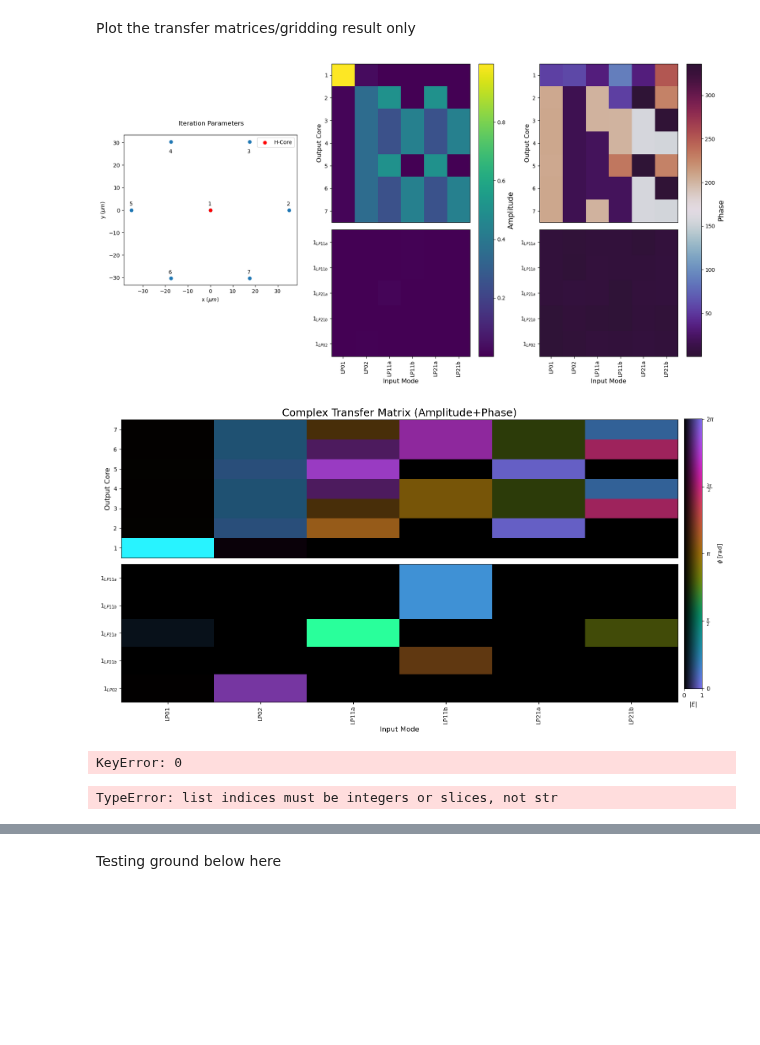
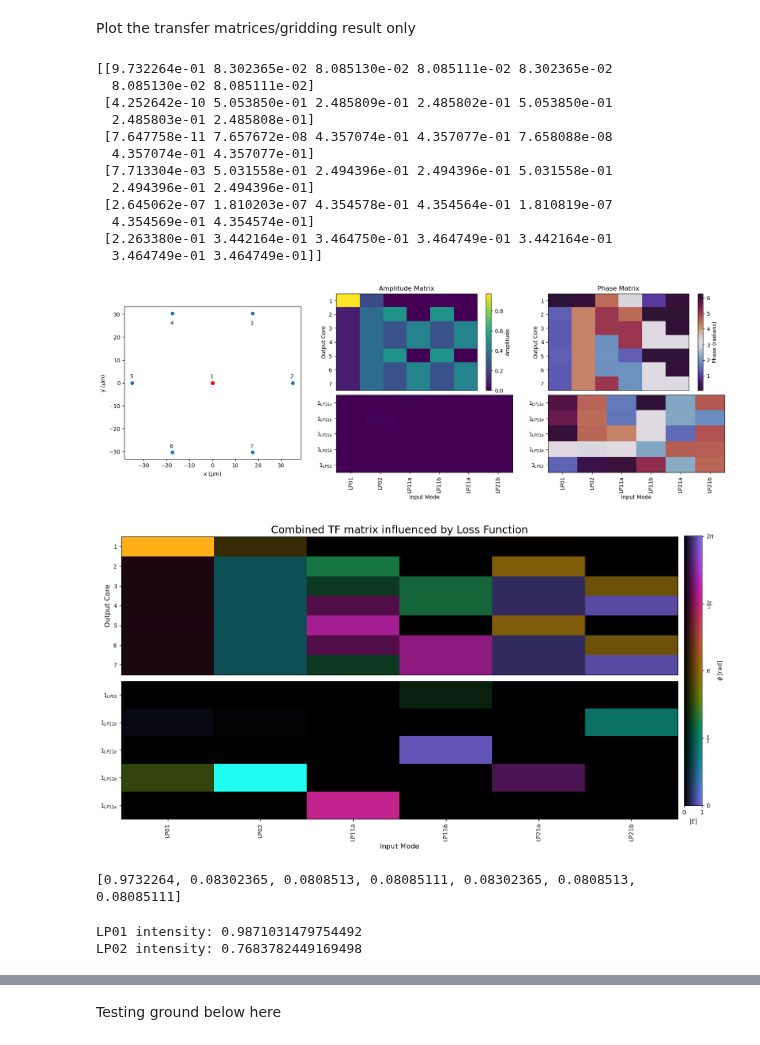
Before and after one commit to SAIL-Labs/RSoft-Automaton, a Jupyter notebook: Data_Manip.ipynb, the cells around one changed output, grey strips where cells are left out. Drawn from its saved outputs; the diff is of its cells as text; code cells hidden in the pictures; blank space fills up the shorter version.

```diff
--- a/Data_Manip.ipynb
+++ b/Data_Manip.ipynb
@@ -146,7 +146,7 @@ simulation_val = {
     "launch_normalization": 1,
     "core_to_monitor": 1, #note this is after reordering!
     "metric": 'TF', #'TF',
-    "num_paras": 100, # number of samples to choose
+    "num_paras": 200, # number of samples to choose
     "skip_core": None, #[5],
     "add_cladding_to_cores": None,#[0,1,2,3,4,5,6],[0,1,2,3,4,5,6,7],
     "fixed_fem_file": False,
@@ -163,7 +163,7 @@ simulation_val = {
 # in template.py
 custom_priors = {
             "core_diam": (1, 20),
-            "core_neff": (fixed_params["cladding_neff"], 1.53), # (0.00, 0.09)
+            "core_neff": (fixed_params["cladding_neff"], 1.45), # (0.00, 0.09)
             # "taper": (taper_min, taper_max),
             "Taper_L": (1000, 50000),
             }
@@ -176,7 +176,7 @@ priors_for_json = {k: list(v) for k, v in custom_priors.items()}
 with open("template_prior_space.json", "w") as f:
     json.dump(priors_for_json, f, indent=2)
 
-simulate_tf_metric = True
+simulate_tf_metric = False
 gridding = False
 
 tf_list = main_optimizer("template_prior_space.json", simulation_val, custom_priors,
@@ -536,6 +519,7 @@ def plot_combined_tf_matrix(simulation_val, amp, phase, ex_amp, ex_phase, core_n
     plt.savefig(save_dir, bbox_inches="tight", dpi = 300)
     plt.show()
 # %%
+plt.style.use('default')
 core_number = simulation_val["core_num"]
 mode_reorder = [0, 5, 1, 2, 3, 4]
 
@@ -591,10 +575,15 @@ else:
             tf_vals.append(tf_list[0][i][1])
 
         tf_vals = np.array(tf_vals)
+
         amp, phase, ex_amp, ex_phase, tf_result = extract_portmon_amp_phase(tf_vals, core_number)
+        if not simulation_val["plot_centre_core"]:
+            amp = amp[:6]
+            phase = phase[:6]
+        print(amp)
     else:
         best_arg = np.argmin(y_vals)
-        amp, phase, ex_amp, ex_phase = tf_list[best_arg]["Core Amplitudes"], np.rad2deg(tf_list[best_arg]["Core Phases"]), tf_list[best_arg]["Extra Core Amplitudes"], tf_list[best_arg]["Extra Core Phases"]
+        amp, phase, ex_amp, ex_phase = tf_list[best_arg]["Core Amplitudes"], tf_list[best_arg]["Core Phases"], tf_list[best_arg]["Extra Core Amplitudes"], tf_list[best_arg]["Extra Core Phases"]
     max_value = print_max_amp_or_phase_value(amp)
 
     reorder = True
@@ -605,8 +594,8 @@ else:
     ex_phase = [ex_phase[k] for k in mode_reorder]
     tf_to_plot_ex = [ex_amp, ex_phase]
 
-    tf_figure = plt.figure(figsize = (20,10))
-    tf_figure.suptitle(f"Iteration Parameters", y=0.73,x=0.24)
+    tf_figure = plt.figure(figsize = (20,6))
+    # tf_figure.suptitle(f"Iteration Parameters", y=0.73,x=0.24)
     gs = gridspec.GridSpec(1,3, width_ratios=[1,1,1])
 
     # ensure each plot is the same height
@@ -634,6 +623,7 @@ else:
         hcoord, vcoord = old_generate_hex_grid(row_num, fixed_params["core_sep"], include_centre = simulation_val["plot_centre_core"])
 
         if simulation_val["plot_centre_core"]:
+
             if 19 < simulation_val["core_num"] <= 37:
                 reorder_index = [18, 19, 25, 24, 17, 11, 12,
                                 20, 26, 31, 30, 29, 23, 16, 10, 5, 6, 7, 13,
@@ -652,44 +642,61 @@ else:
                 reorder_index = [9, 10, 14, 13, 8, 4, 5,
                         11, 15, 17, 16, 12, 7, 3, 0, 1, 2, 6]
             elif simulation_val["core_num"] <= 7:
-                reorder_index = [3,4,6,5,2,0,1]
+                reorder_index = [3,5,4,2,0,1]
 
         xcoord_og, ycoord_og, xcoord_relist, ycoord_relist = plot_excess(excess, hcoord, vcoord, reorder_index)
         for i, (xval, yval) in enumerate(zip(xcoord_relist, ycoord_relist)):
             if yval > 0:
                 ax0.annotate(f"{i+1}", (xval -1, yval - 5))
             else:
                 ax0.annotate(f"{i+1}", (xval -1, yval + 2))
         ax0.scatter(xcoord_relist, ycoord_relist)
         ax0.scatter(xcoord_relist[simulation_val["core_to_monitor"]-1],
                     ycoord_relist[simulation_val["core_to_monitor"]-1],
-                    color="r", label = "H-Core")
+                    color="r", label = "Special Core")
         ax0.set_xlabel(r"x ($\mu m$)")
         ax0.set_ylabel(r"y ($\mu m$)")
         ax0.set_aspect('equal')
-        ax0.legend(loc="upper right")
+        # ax0.legend(loc="upper right")
 
     # plot the individual amplitude and phase matrix
     axes = [ax1, ax2]
     for i, (lab, tf_type, ex_type) in enumerate(zip(tf_labels, tf_to_plot, tf_to_plot_ex)):
         plot_phase = False
 
         if lab == "Phase":
             plot_phase = True
-        plot_tf_matrix(tf_type, simulation_val, ex_type, matrix_type=f"{lab}", ax=axes[i], cbar=True, reorder = reorder, phase = plot_phase)
+        plot_tf_matrix(tf_type, simulation_val, ex_type, matrix_type=f"{lab}", extra = True, ax=axes[i], cbar=True, reorder = reorder, phase = plot_phase)
         ax2.set_ylabel(None)
 
     # tf_figure.savefig("Grif+Amplitude+Phase TF Matrix.png", dpi=300)
     # plot the combined amplitude and phase matrix
     plot_combined_tf_matrix(simulation_val, amp, phase, ex_amp, ex_phase, core_number, amp_max = max_value,
                             dir = r"C:\Users\justinvella\Desktop\Github Code\RSoft-Automaton",
-                            name = f"TF_Combined_{simulation_val['core_num']}c{simulation_val['grid_type']}PL.png")
+                            name = "Combined TF matrix influenced by Loss Function.png",
+                            title= "Combined TF matrix influenced by Loss Function") #f"TF_Combined_{simulation_val['core_num']}c{simulation_val['grid_type']}PL
 # %% [output]
+[[9.732264e-01 8.302365e-02 8.085130e-02 8.085111e-02 8.302365e-02
+  8.085130e-02 8.085111e-02]
+ [4.252642e-10 5.053850e-01 2.485809e-01 2.485802e-01 5.053850e-01
+  2.485803e-01 2.485808e-01]
+ [7.647758e-11 7.657672e-08 4.357074e-01 4.357077e-01 7.658088e-08
+  4.357074e-01 4.357077e-01]
+ [7.713304e-03 5.031558e-01 2.494396e-01 2.494396e-01 5.031558e-01
+  2.494396e-01 2.494396e-01]
+ [2.645062e-07 1.810203e-07 4.354578e-01 4.354564e-01 1.810819e-07
+  4.354569e-01 4.354574e-01]
+ [2.263380e-01 3.442164e-01 3.464750e-01 3.464749e-01 3.442164e-01
+  3.464749e-01 3.464749e-01]]
-[figure, old version]
+[figure, new version]
-[figure, old version]
+[figure, new version]
+# %%
+print(tf_list[0][0][1][0][1::2][:7])
+# %% [output]
+[0.9732264, 0.08302365, 0.0808513, 0.08085111, 0.08302365, 0.0808513, 0.08085111]
 # %%
-LP01_amps = np.array(tf_list[0][0][1][0][1::2])
-LP02_amps = np.array(tf_list[0][5][1][0][1::2])
+LP01_amps = np.array(tf_list[0][0][1][0][1::2][:7])
+LP02_amps = np.array(tf_list[0][5][1][0][1::2][:7])
 
 LP01_int = LP01_amps**2
 LP02_int = LP02_amps**2
@@ -697,12 +704,11 @@ LP02_int = LP02_amps**2
 print("LP01 intensity:", sum(LP01_int))
 print("LP02 intensity:", sum(LP02_int))
 # %% [output]
-KeyError: 0
+LP01 intensity: 0.9871031479754492
+LP02 intensity: 0.7683782449169498
 # %%
-tf_list[0]["Core Amplitudes"][0]**2
-print(tf_list[0]["Core Amplitudes"][0])
-print(np.rad2deg(tf_list[0]["Core Phases"][0]))
-np.sum(tf_list[0]["Core Amplitudes"][0]**2)
+# tf_list[0]["Core Amplitudes"][0]**2
+# print(tf_list[0]["Core Amplitudes"][0])
+# print(np.rad2deg(tf_list[0]["Core Phases"][0]))
+# np.sum(tf_list[0]["Core Amplitudes"][0]**2)
-# %% [output]
-TypeError: list indices must be integers or slices, not str
 # %%
```
Also changed, not shown: parts of 4 cells of this notebook, 15 other files.
